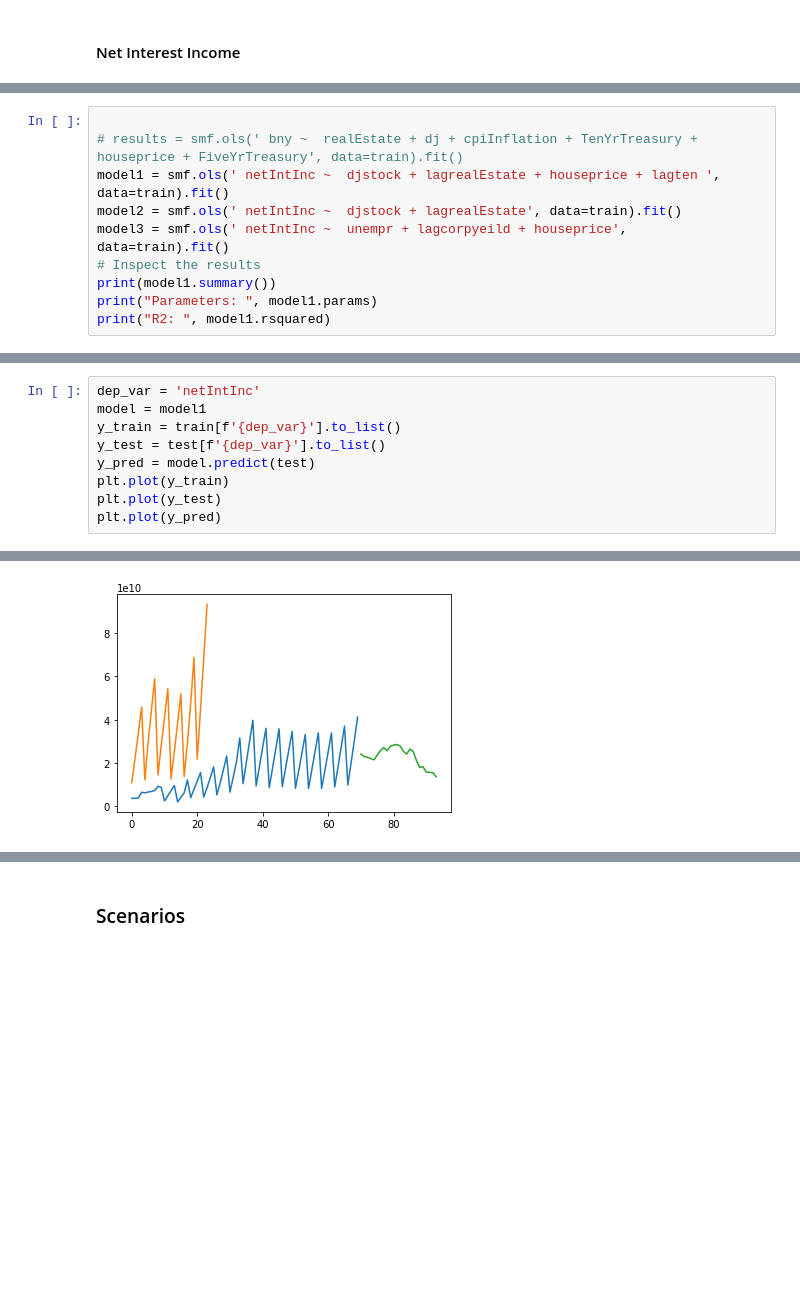
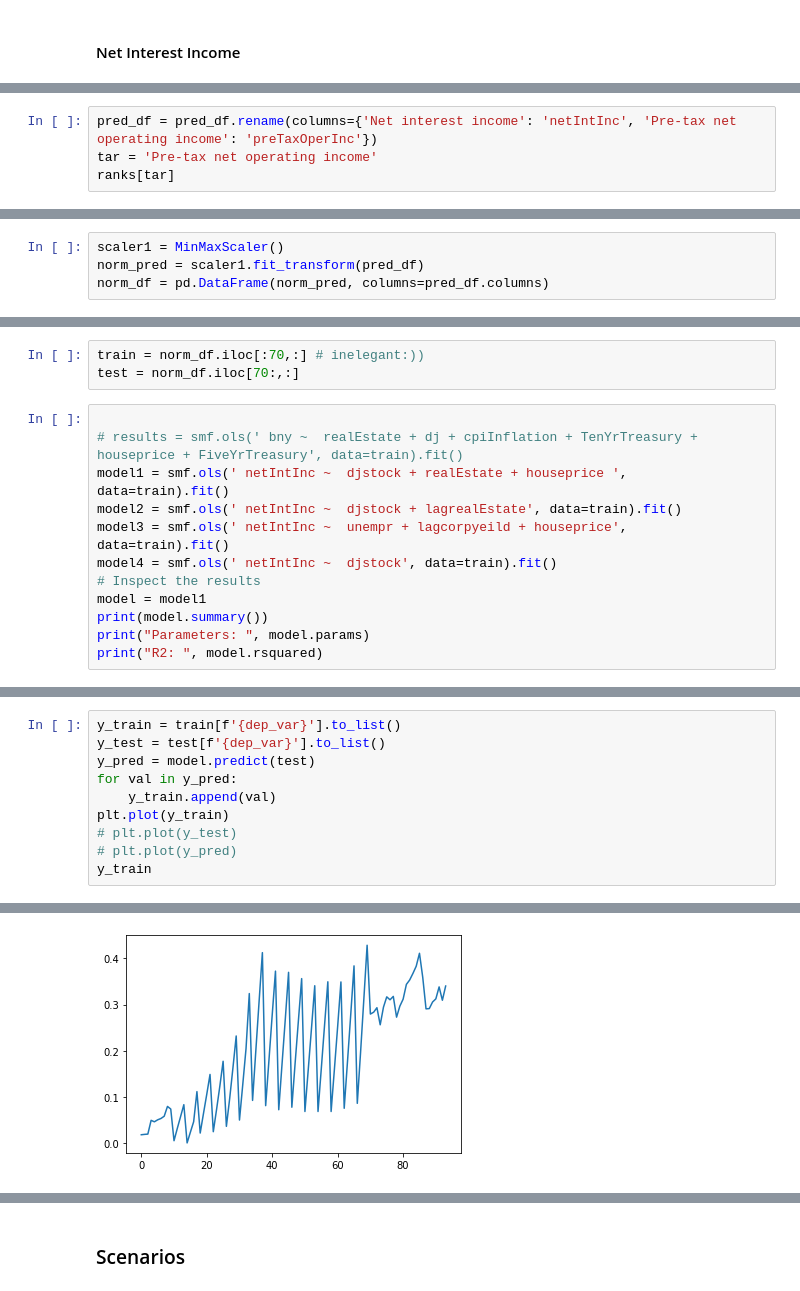
Before and after one commit to su-mana-s/Banking-and-Finance, a Jupyter notebook: src/models/scenario.ipynb, the cells around one changed output, grey strips where cells are left out. Cells and saved outputs as stored; diff of their text form; blank space fills up the shorter version.

Commit message:
risk, comp, stress, data, transforms

```diff
--- a/src/models/scenario.ipynb
+++ b/src/models/scenario.ipynb
@@ -335,0 +346,4 @@ ranks[target]
+# %%
+pred_df = pred_df.rename(columns={'Net interest income': 'netIntInc', 'Pre-tax net operating income': 'preTaxOperInc'})
+tar = 'Pre-tax net operating income'
+ranks[tar]
@@ -335,0 +458,4 @@ ranks[target]
+# %%
+scaler1 = MinMaxScaler()
+norm_pred = scaler1.fit_transform(pred_df)
+norm_df = pd.DataFrame(norm_pred, columns=pred_df.columns)
@@ -336,13 +476,18 @@ ranks[target]
+# %%
+train = norm_df.iloc[:70,:] # inelegant:))
+test = norm_df.iloc[70:,:]
 # %%
 
 # results = smf.ols(' bny ~  realEstate + dj + cpiInflation + TenYrTreasury + houseprice + FiveYrTreasury', data=train).fit()
-model1 = smf.ols(' netIntInc ~  djstock + lagrealEstate + houseprice + lagten ', data=train).fit()
+model1 = smf.ols(' netIntInc ~  djstock + realEstate + houseprice ', data=train).fit()
 model2 = smf.ols(' netIntInc ~  djstock + lagrealEstate', data=train).fit()
 model3 = smf.ols(' netIntInc ~  unempr + lagcorpyeild + houseprice', data=train).fit()
+model4 = smf.ols(' netIntInc ~  djstock', data=train).fit()
 # Inspect the results
-print(model1.summary())
-print("Parameters: ", model1.params)
-print("R2: ", model1.rsquared)
+model = model1
+print(model.summary())
+print("Parameters: ", model.params)
+print("R2: ", model.rsquared)
 # %% [output]
                             OLS Regression Results
 ==============================================================================
@@ -364,10 +520,11 @@ R2:  0.3548701158105252
 # %%
-dep_var = 'netIntInc'
-model = model1
 y_train = train[f'{dep_var}'].to_list()
 y_test = test[f'{dep_var}'].to_list()
 y_pred = model.predict(test)
+for val in y_pred:
+    y_train.append(val)
 plt.plot(y_train)
-plt.plot(y_test)
-plt.plot(y_pred)
+# plt.plot(y_test)
+# plt.plot(y_pred)
+y_train
 # %% [output]
@@ -375,4 +548,4 @@ plt.plot(y_pred)
-[figure, old version]
+[figure, new version]
 # %%
 test[f'{dep_var}']
 # %% [output]
```
Also changed, not shown: parts of 28 cells of this notebook, 20 other files.
